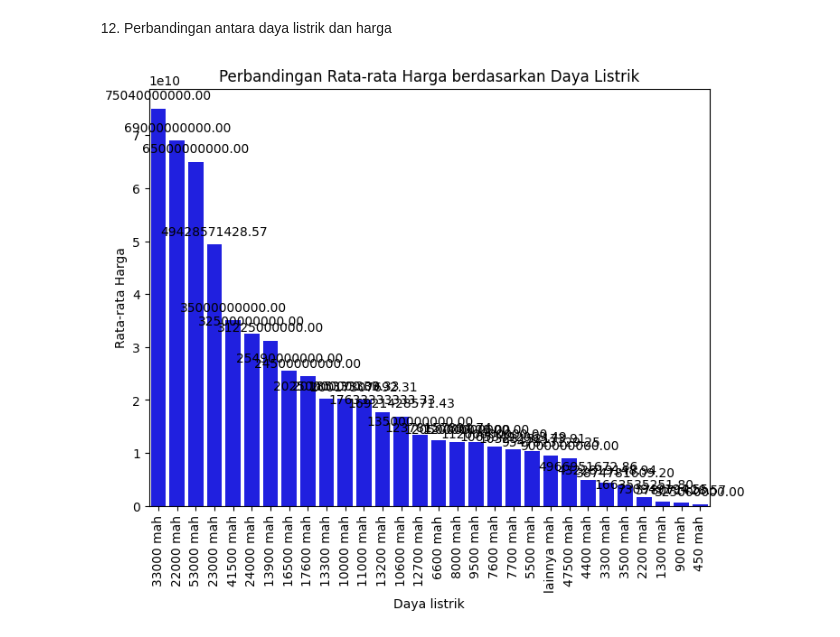
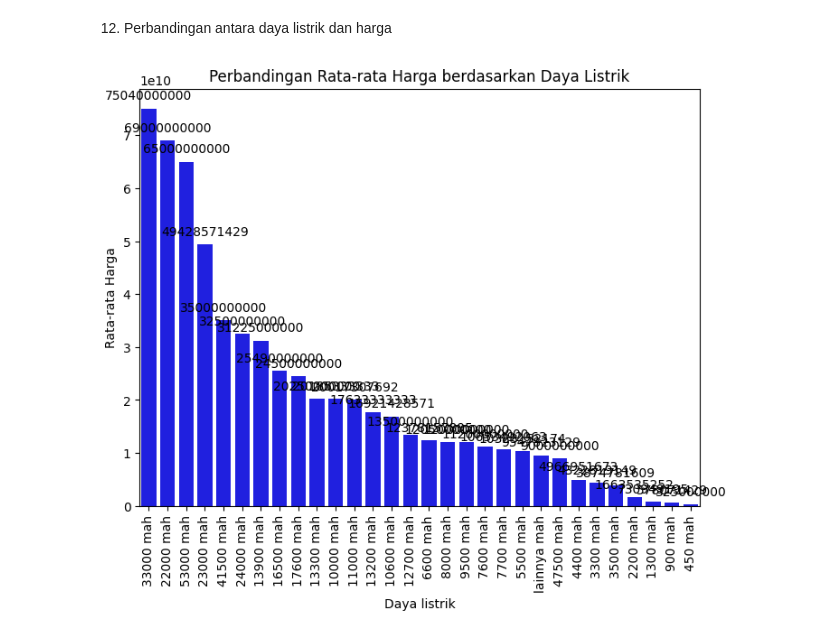
Before and after one commit to abdinegara783/ISFEST2023, a Jupyter notebook: ISFEST_Rozi.ipynb, the cells around one changed output. Drawn from its saved outputs; the diff is of its cells as text; code cells hidden in the pictures.

```diff
--- a/ISFEST_Rozi.ipynb
+++ b/ISFEST_Rozi.ipynb
@@ -179,7 +179,7 @@ plt.xticks(rotation=90)
 
 # Menambahkan anotasi pada setiap bar
 for i, p in enumerate(plt.gca().patches):
-    plt.gca().annotate(format(p.get_height(), '.2f'),
+    plt.gca().annotate(format(p.get_height(), '.0f'),
                        (p.get_x() + p.get_width() / 2., p.get_height()),
                        ha='center',
                        va='center',
@@ -212,7 +212,7 @@ plt.xticks(rotation=90)
 
 # Menambahkan anotasi pada setiap bar
 for i, p in enumerate(plt.gca().patches):
-    plt.gca().annotate(format(p.get_height(), '.2f'),
+    plt.gca().annotate(format(p.get_height(), '.0f'),
                        (p.get_x() + p.get_width() / 2., p.get_height()),
                        ha='center',
                        va='center',
@@ -306,7 +306,7 @@ plt.xticks(rotation=90)
 
 # Menambahkan anotasi pada setiap bar
 for i, p in enumerate(plt.gca().patches):
-    plt.gca().annotate(format(p.get_height(), '.2f'),
+    plt.gca().annotate(format(p.get_height(), '.0f'),
                        (p.get_x() + p.get_width() / 2., p.get_height()),
                        ha='center',
                        va='center',
@@ -337,7 +337,7 @@ plt.xticks(rotation=90)
 
 # Menambahkan anotasi pada setiap bar
 for i, p in enumerate(plt.gca().patches):
-    plt.gca().annotate(format(p.get_height(), '.2f'),
+    plt.gca().annotate(format(p.get_height(), '.0f'),
                        (p.get_x() + p.get_width() / 2., p.get_height()),
                        ha='center',
                        va='center',
@@ -491,26 +491,26 @@ Korelasi antara harga dan luas bangunan: 0.4887438643792948
 # %%
 # Menghitung rata-rata harga berdasarkan daya listrik
 rata_harga_furnish = data.groupby('electricity')['price_in_rp'].mean().reset_index()
 
 # Mengurutkan berdasarkan harga rata-rata secara menurun
 rata_harga_furnish = rata_harga_furnish.sort_values('price_in_rp', ascending=False)
 
 # Membuat bar plot
 plt.figure(figsize=(8, 6))
 sns.barplot(x='electricity', y='price_in_rp', data=rata_harga_furnish, color = 'blue')
 plt.xlabel('Daya listrik')
 plt.ylabel('Rata-rata Harga')
 plt.title('Perbandingan Rata-rata Harga berdasarkan Daya Listrik')
 plt.xticks(rotation=90)
 
 # Menambahkan anotasi pada setiap bar
 for i, p in enumerate(plt.gca().patches):
-    plt.gca().annotate(format(p.get_height(), '.2f'),
+    plt.gca().annotate(format(p.get_height(), '.0f'),
                        (p.get_x() + p.get_width() / 2., p.get_height()),
                        ha='center',
                        va='center',
                        xytext=(0, 10),
                        textcoords='offset points')
 plt.show()
 # %% [output]
-[figure, old version]
+[figure, new version]
```
Also changed, not shown: parts of 4 cells of this notebook.
